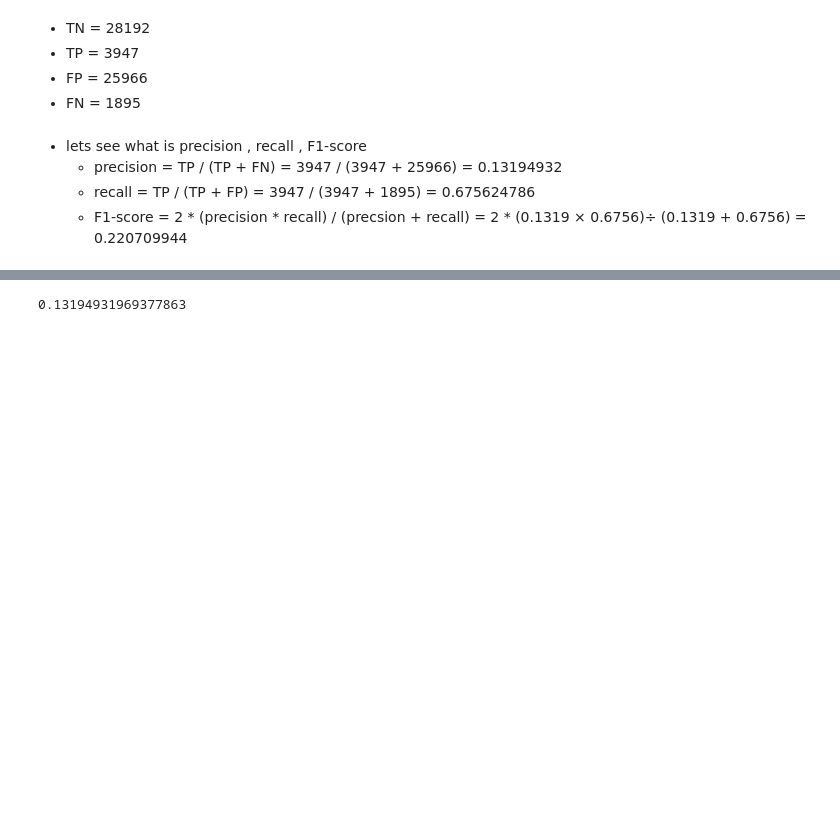
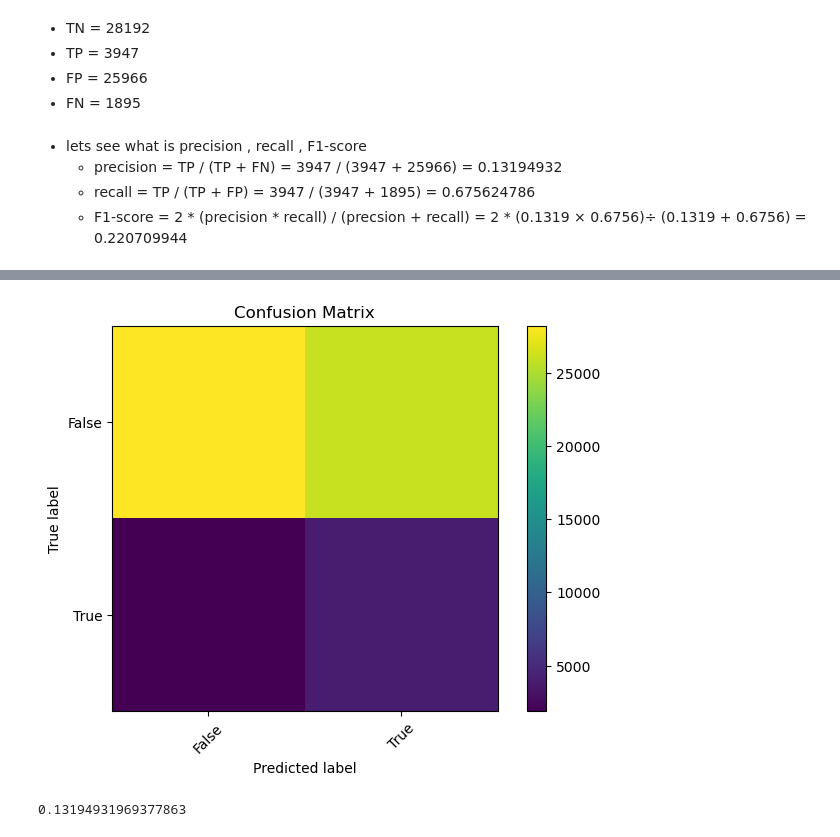
Before and after one commit to Monish147/Machine_Learning_Projects, a Jupyter notebook: chapter3/text_learn.ipynb, the cells around one changed output, grey strips where cells are left out. Drawn from its saved outputs; the diff is of its cells as text; code cells hidden in the pictures; blank space fills up the shorter version.

```diff
--- a/chapter3/text_learn.ipynb
+++ b/chapter3/text_learn.ipynb
@@ -151,3 +161,16 @@ array([[28192, 25966],
+# %%
+plt.imshow(cm, interpolation='nearest')
+plt.title("Confusion Matrix")
+plt.colorbar()
+tick_marks = np.arange(len(set(y_train_4)))
+plt.xticks(tick_marks, set(y_train_4), rotation=45)
+plt.yticks(tick_marks, set(y_train_4))
+plt.tight_layout()
+plt.ylabel("True label")
+plt.xlabel("Predicted label")
+plt.show()
+# %% [output]
+[figure, added]
 # %%
 # LETS CHECK
 
```
Also changed, not shown: parts of 15 cells of this notebook, 2 other files.
